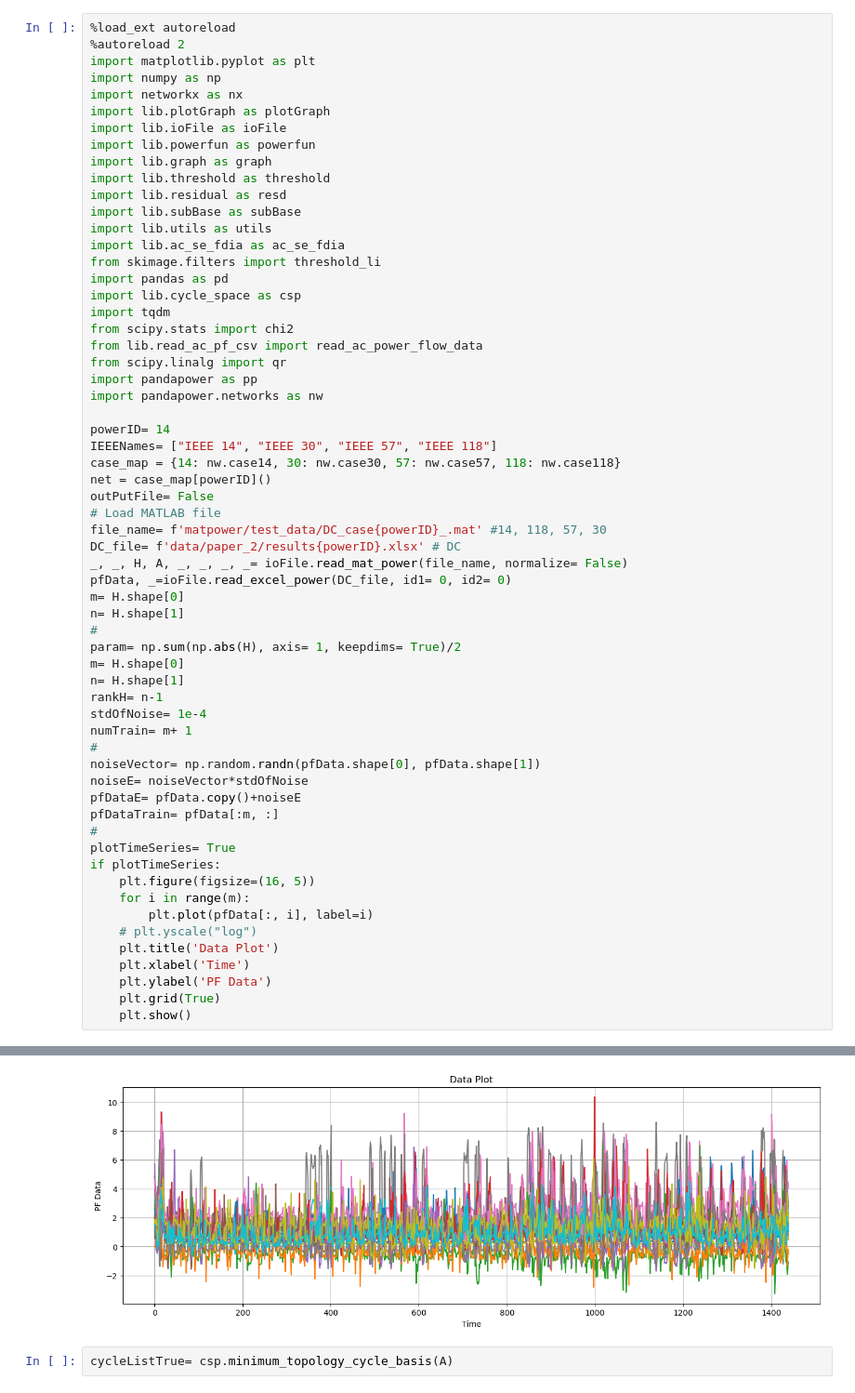
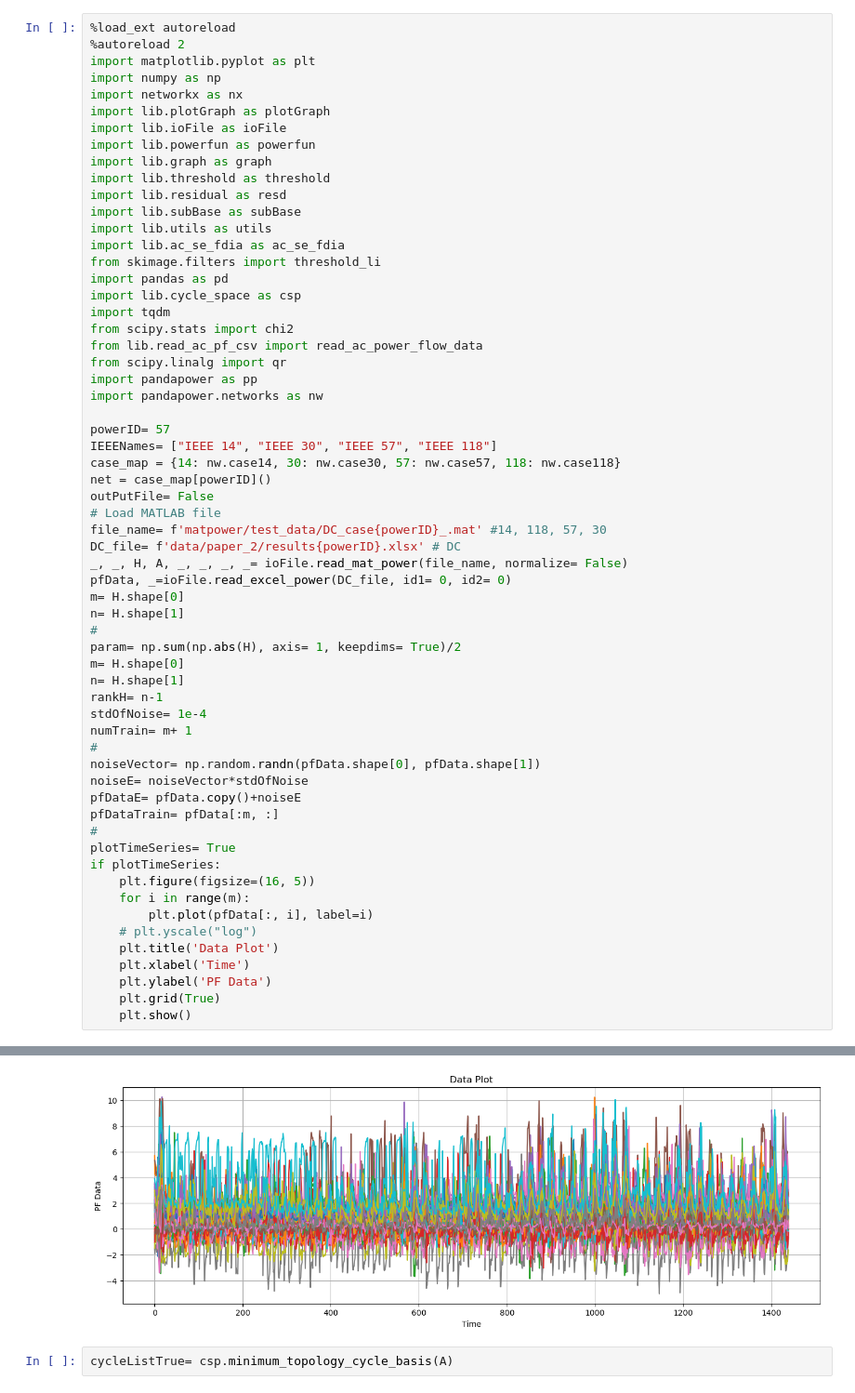
Before and after one commit to bizhili/power_grid_security, a Jupyter notebook: dc_power_complete.ipynb, the cells around one changed output, grey strips where cells are left out. Shown at 93% size. Drawn from its saved outputs; the diff is of its cells as text.

```diff
--- a/dc_power_complete.ipynb
+++ b/dc_power_complete.ipynb
@@ -23,7 +23,7 @@ from scipy.linalg import qr
 import pandapower as pp
 import pandapower.networks as nw
 
-powerID= 14
+powerID= 57
 IEEENames= ["IEEE 14", "IEEE 30", "IEEE 57", "IEEE 118"]
 case_map = {14: nw.case14, 30: nw.case30, 57: nw.case57, 118: nw.case118}
 net = case_map[powerID]()
@@ -35,34 +35,34 @@ _, _, H, A, _, _, _, _= ioFile.read_mat_power(file_name, normalize= False)
 pfData, _=ioFile.read_excel_power(DC_file, id1= 0, id2= 0)
 m= H.shape[0]
 n= H.shape[1]
 #
 param= np.sum(np.abs(H), axis= 1, keepdims= True)/2
 m= H.shape[0]
 n= H.shape[1]
 rankH= n-1
 stdOfNoise= 1e-4
 numTrain= m+ 1
 #
 noiseVector= np.random.randn(pfData.shape[0], pfData.shape[1])
 noiseE= noiseVector*stdOfNoise
 pfDataE= pfData.copy()+noiseE
 pfDataTrain= pfData[:m, :]
 #
 plotTimeSeries= True
 if plotTimeSeries:
     plt.figure(figsize=(16, 5))
     for i in range(m):
         plt.plot(pfData[:, i], label=i)
     # plt.yscale("log")
     plt.title('Data Plot')
     plt.xlabel('Time')
     plt.ylabel('PF Data')
     plt.grid(True)
     plt.show()
 # %% [output]
 The autoreload extension is already loaded. To reload it, use:
   %reload_ext autoreload
-[figure, old version]
+[figure, new version]
 # %%
 cycleListTrue= csp.minimum_topology_cycle_basis(A)
 # %%
```
Also changed, not shown: parts of 12 cells of this notebook, 10 other files.
